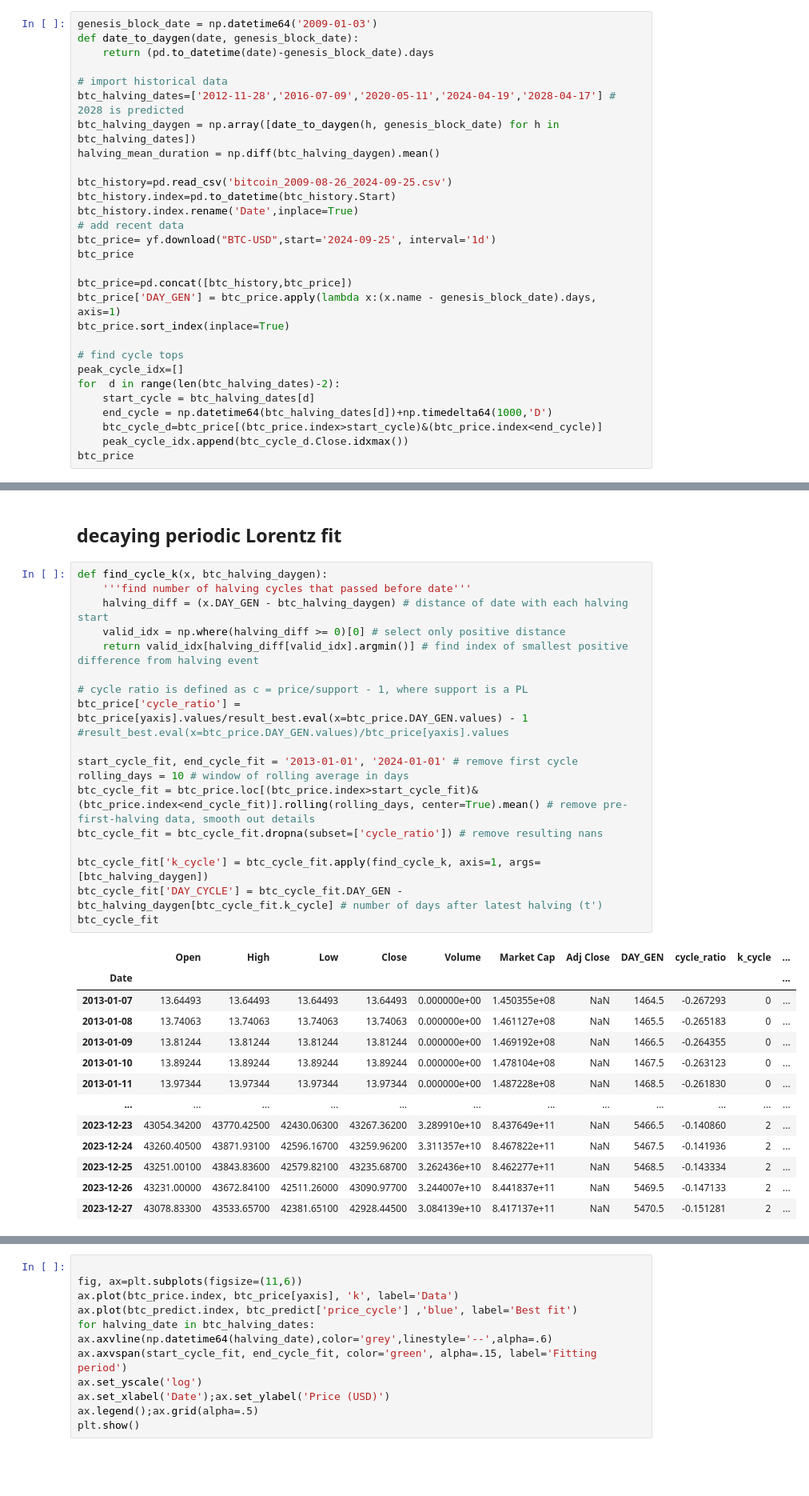
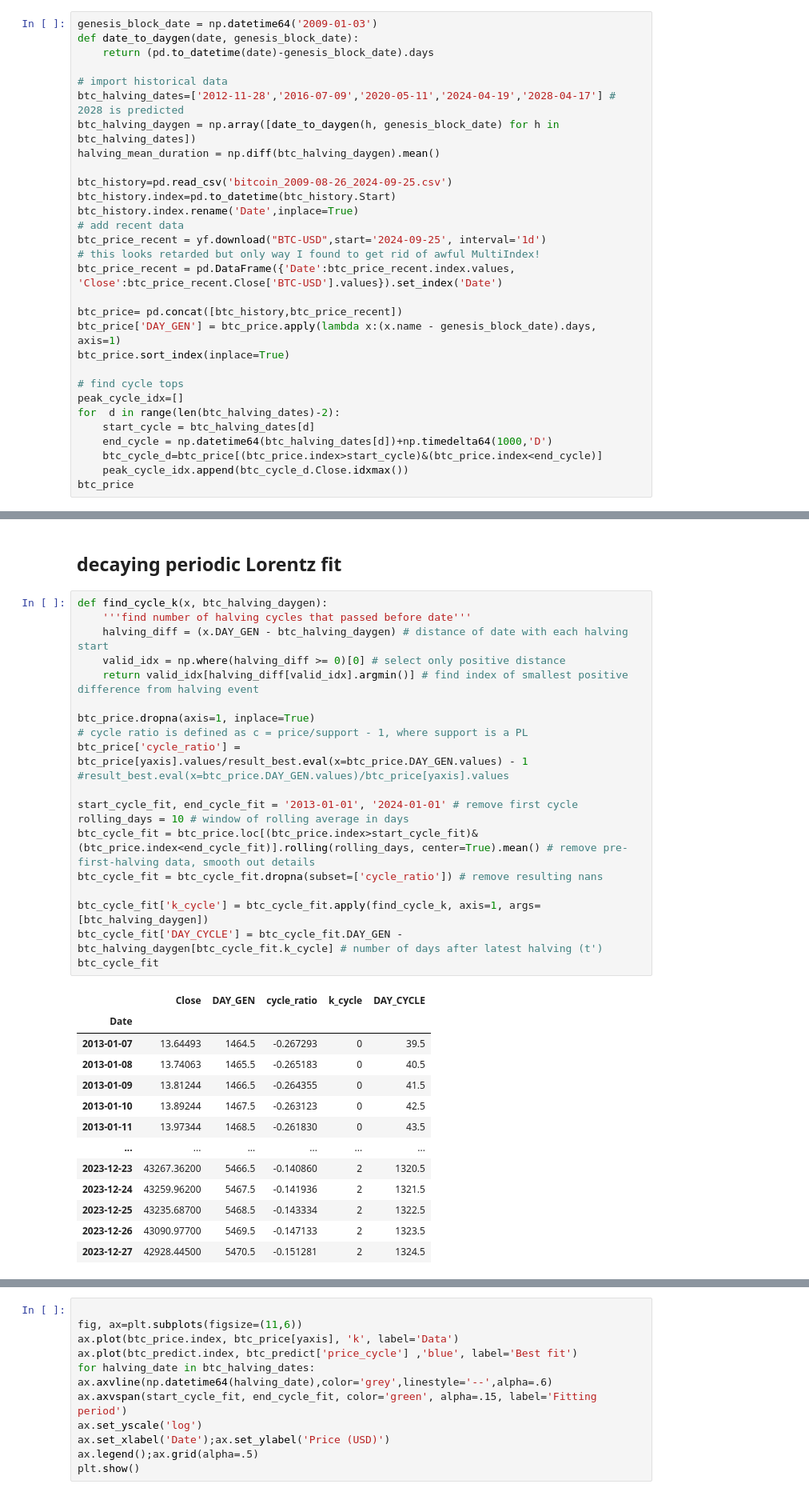
Before and after one commit to tristanbouchet/BTC-price-predict, a Jupyter notebook: btc_fit.ipynb, the cells around one changed output, grey strips where cells are left out. Shown at 80% size. Cells and saved outputs as stored; diff of their text form; blank space fills up the shorter version.

```diff
--- a/btc_fit.ipynb
+++ b/btc_fit.ipynb
@@ -22,10 +21,11 @@ btc_history=pd.read_csv('bitcoin_2009-08-26_2024-09-25.csv')
 btc_history.index=pd.to_datetime(btc_history.Start)
 btc_history.index.rename('Date',inplace=True)
 # add recent data
-btc_price= yf.download("BTC-USD",start='2024-09-25', interval='1d')
-btc_price
+btc_price_recent = yf.download("BTC-USD",start='2024-09-25', interval='1d')
+# this looks retarded but only way I found to get rid of awful MultiIndex!
+btc_price_recent = pd.DataFrame({'Date':btc_price_recent.index.values, 'Close':btc_price_recent.Close['BTC-USD'].values}).set_index('Date')
 
-btc_price=pd.concat([btc_history,btc_price])
+btc_price= pd.concat([btc_history,btc_price_recent])
 btc_price['DAY_GEN'] = btc_price.apply(lambda x:(x.name - genesis_block_date).days, axis=1)
 btc_price.sort_index(inplace=True)
 
@@ -205,32 +205,33 @@ print(-cycle_period * np.log(mu))
 # %%
 def find_cycle_k(x, btc_halving_daygen):
     '''find number of halving cycles that passed before date'''
     halving_diff = (x.DAY_GEN - btc_halving_daygen) # distance of date with each halving start
     valid_idx = np.where(halving_diff >= 0)[0] # select only positive distance
     return valid_idx[halving_diff[valid_idx].argmin()] # find index of smallest positive difference from halving event
 
+btc_price.dropna(axis=1, inplace=True)
 # cycle ratio is defined as c = price/support - 1, where support is a PL
 btc_price['cycle_ratio'] = btc_price[yaxis].values/result_best.eval(x=btc_price.DAY_GEN.values) - 1 #result_best.eval(x=btc_price.DAY_GEN.values)/btc_price[yaxis].values
 
 start_cycle_fit, end_cycle_fit = '2013-01-01', '2024-01-01' # remove first cycle
 rolling_days = 10 # window of rolling average in days
 btc_cycle_fit = btc_price.loc[(btc_price.index>start_cycle_fit)&(btc_price.index<end_cycle_fit)].rolling(rolling_days, center=True).mean() # remove pre-first-halving data, smooth out details
 btc_cycle_fit = btc_cycle_fit.dropna(subset=['cycle_ratio']) # remove resulting nans
 
 btc_cycle_fit['k_cycle'] = btc_cycle_fit.apply(find_cycle_k, axis=1, args=[btc_halving_daygen])
 btc_cycle_fit['DAY_CYCLE'] = btc_cycle_fit.DAY_GEN - btc_halving_daygen[btc_cycle_fit.k_cycle] # number of days after latest halving (t')
 btc_cycle_fit
 # %% [output]
-|  | Open | High | Low | Close | Volume | Market Cap | Adj Close | DAY_GEN | cycle_ratio | k_cycle | ... |
-| Date |  |  |  |  |  |  |  |  |  |  | ... |
-| 2013-01-07 | 13.64493 | 13.64493 | 13.64493 | 13.64493 | 0.000000e+00 | 1.450355e+08 | NaN | 1464.5 | -0.267293 | 0 | ... |
-| 2013-01-08 | 13.74063 | 13.74063 | 13.74063 | 13.74063 | 0.000000e+00 | 1.461127e+08 | NaN | 1465.5 | -0.265183 | 0 | ... |
-| 2013-01-09 | 13.81244 | 13.81244 | 13.81244 | 13.81244 | 0.000000e+00 | 1.469192e+08 | NaN | 1466.5 | -0.264355 | 0 | ... |
-| 2013-01-10 | 13.89244 | 13.89244 | 13.89244 | 13.89244 | 0.000000e+00 | 1.478104e+08 | NaN | 1467.5 | -0.263123 | 0 | ... |
-| 2013-01-11 | 13.97344 | 13.97344 | 13.97344 | 13.97344 | 0.000000e+00 | 1.487228e+08 | NaN | 1468.5 | -0.261830 | 0 | ... |
-| ... | ... | ... | ... | ... | ... | ... | ... | ... | ... | ... | ... |
-| 2023-12-23 | 43054.34200 | 43770.42500 | 42430.06300 | 43267.36200 | 3.289910e+10 | 8.437649e+11 | NaN | 5466.5 | -0.140860 | 2 | ... |
-| 2023-12-24 | 43260.40500 | 43871.93100 | 42596.16700 | 43259.96200 | 3.311357e+10 | 8.467822e+11 | NaN | 5467.5 | -0.141936 | 2 | ... |
-| 2023-12-25 | 43251.00100 | 43843.83600 | 42579.82100 | 43235.68700 | 3.262436e+10 | 8.462277e+11 | NaN | 5468.5 | -0.143334 | 2 | ... |
-| 2023-12-26 | 43231.00000 | 43672.84100 | 42511.26000 | 43090.97700 | 3.244007e+10 | 8.441837e+11 | NaN | 5469.5 | -0.147133 | 2 | ... |
-| 2023-12-27 | 43078.83300 | 43533.65700 | 42381.65100 | 42928.44500 | 3.084139e+10 | 8.417137e+11 | NaN | 5470.5 | -0.151281 | 2 | ... |
+|  | Close | DAY_GEN | cycle_ratio | k_cycle | DAY_CYCLE |
+| Date |  |  |  |  |  |
+| 2013-01-07 | 13.64493 | 1464.5 | -0.267293 | 0 | 39.5 |
+| 2013-01-08 | 13.74063 | 1465.5 | -0.265183 | 0 | 40.5 |
+| 2013-01-09 | 13.81244 | 1466.5 | -0.264355 | 0 | 41.5 |
+| 2013-01-10 | 13.89244 | 1467.5 | -0.263123 | 0 | 42.5 |
+| 2013-01-11 | 13.97344 | 1468.5 | -0.261830 | 0 | 43.5 |
+| ... | ... | ... | ... | ... | ... |
+| 2023-12-23 | 43267.36200 | 5466.5 | -0.140860 | 2 | 1320.5 |
+| 2023-12-24 | 43259.96200 | 5467.5 | -0.141936 | 2 | 1321.5 |
+| 2023-12-25 | 43235.68700 | 5468.5 | -0.143334 | 2 | 1322.5 |
+| 2023-12-26 | 43090.97700 | 5469.5 | -0.147133 | 2 | 1323.5 |
+| 2023-12-27 | 42928.44500 | 5470.5 | -0.151281 | 2 | 1324.5 |
```
Also changed, not shown: parts of 8 cells of this notebook.
